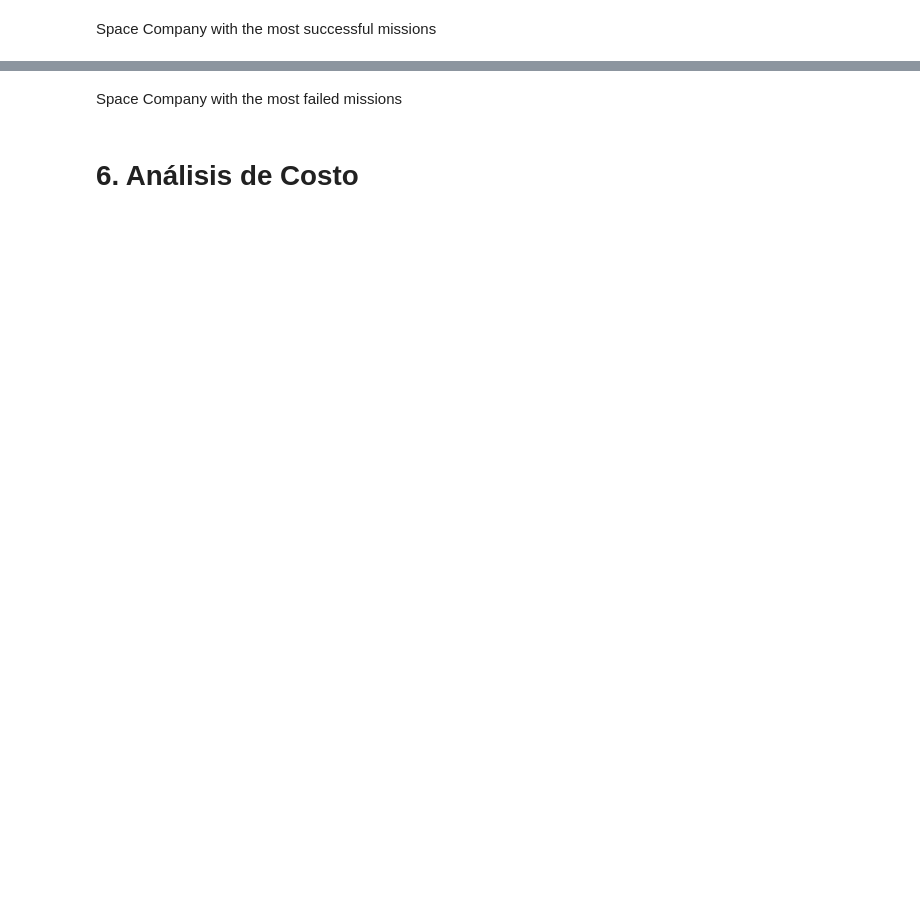
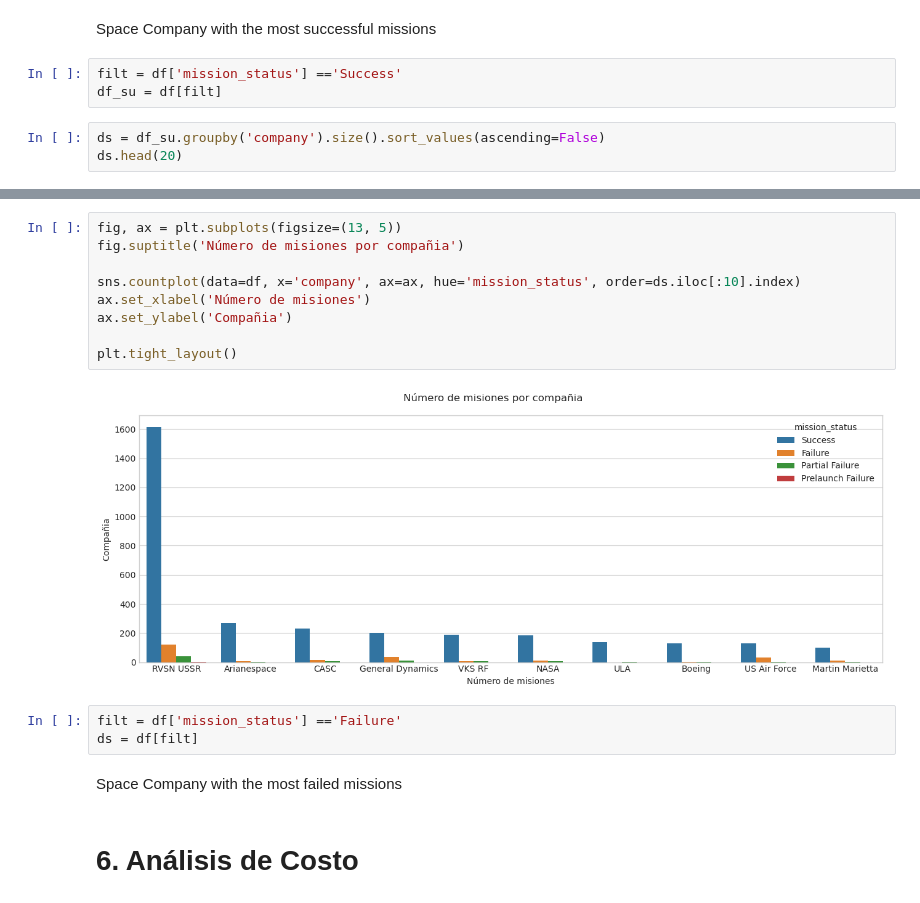
Before and after one commit to JoePortilla/SpaceMissions-EDA, a Jupyter notebook: SpaceMissions-EDA.ipynb, the cells around one changed output, grey strips where cells are left out. Drawn from its saved outputs; the diff is of its cells as text; blank space fills up the shorter version.

```diff
--- a/SpaceMissions-EDA.ipynb
+++ b/SpaceMissions-EDA.ipynb
@@ -363,2 +395,8 @@ how many launches made every company
 # %% [markdown]
 Space Company with the most successful missions
+# %%
+filt = df['mission_status'] =='Success'
+df_su = df[filt]
+# %%
+ds = df_su.groupby('company').size().sort_values(ascending=False)
+ds.head(20)
@@ -365,3 +421,17 @@ Space Company with the most successful missions
+# %%
+fig, ax = plt.subplots(figsize=(13, 5))
+fig.suptitle('Número de misiones por compañia')
+
+sns.countplot(data=df, x='company', ax=ax, hue='mission_status', order=ds.iloc[:10].index)
+ax.set_xlabel('Número de misiones')
+ax.set_ylabel('Compañia')
+
+plt.tight_layout()
+# %% [output]
+[figure, added]
+# %%
+filt = df['mission_status'] =='Failure'
+ds = df[filt]
 # %% [markdown]
 Space Company with the most failed missions
 # %% [markdown]
```
Also changed, not shown: parts of 8 cells of this notebook.
